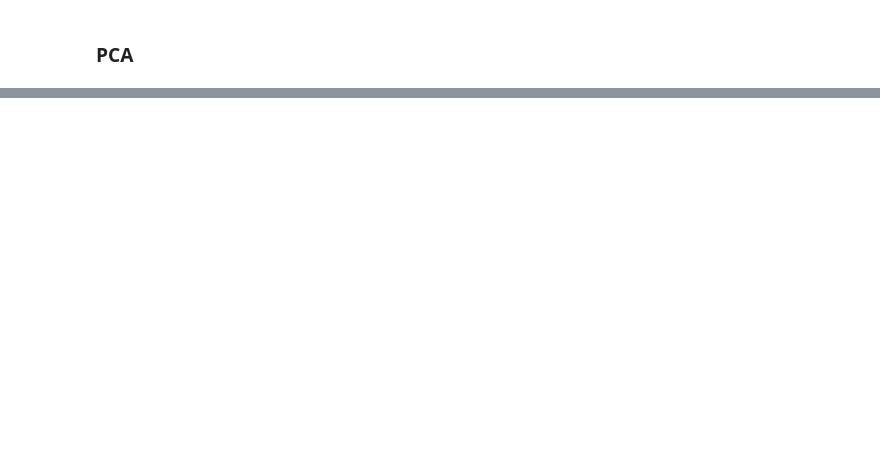
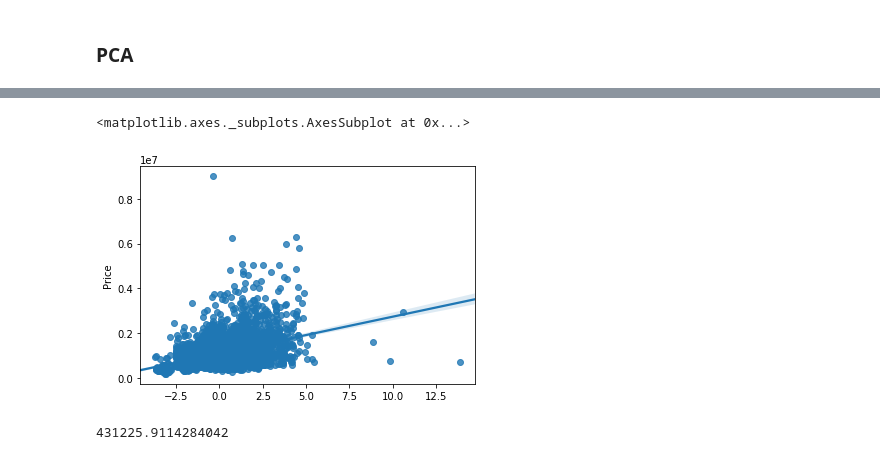
Before and after one commit to npqbuu/ML_Bootcamp_2019, a Jupyter notebook: W4_Melbourne-Housing-Project/Melbourne-Housing-Project.ipynb, the cells around one changed output, grey strips where cells are left out. Drawn from its saved outputs; the diff is of its cells as text; code cells hidden in the pictures; blank space fills up the shorter version.

```diff
--- a/W4_Melbourne-Housing-Project/Melbourne-Housing-Project.ipynb
+++ b/W4_Melbourne-Housing-Project/Melbourne-Housing-Project.ipynb
@@ -198,0 +256,9 @@ from sklearn.preprocessing import StandardScaler
+# %%
+sns.regplot(X_test, y_test)
+# %% [output]
+<matplotlib.axes._subplots.AxesSubplot at 0x...>
+[figure, added]
+# %%
+mean_absolute_error(y_test, prediction)
+# %% [output]
+431225.9114284042
```
Also changed, not shown: parts of 12 cells of this notebook.
